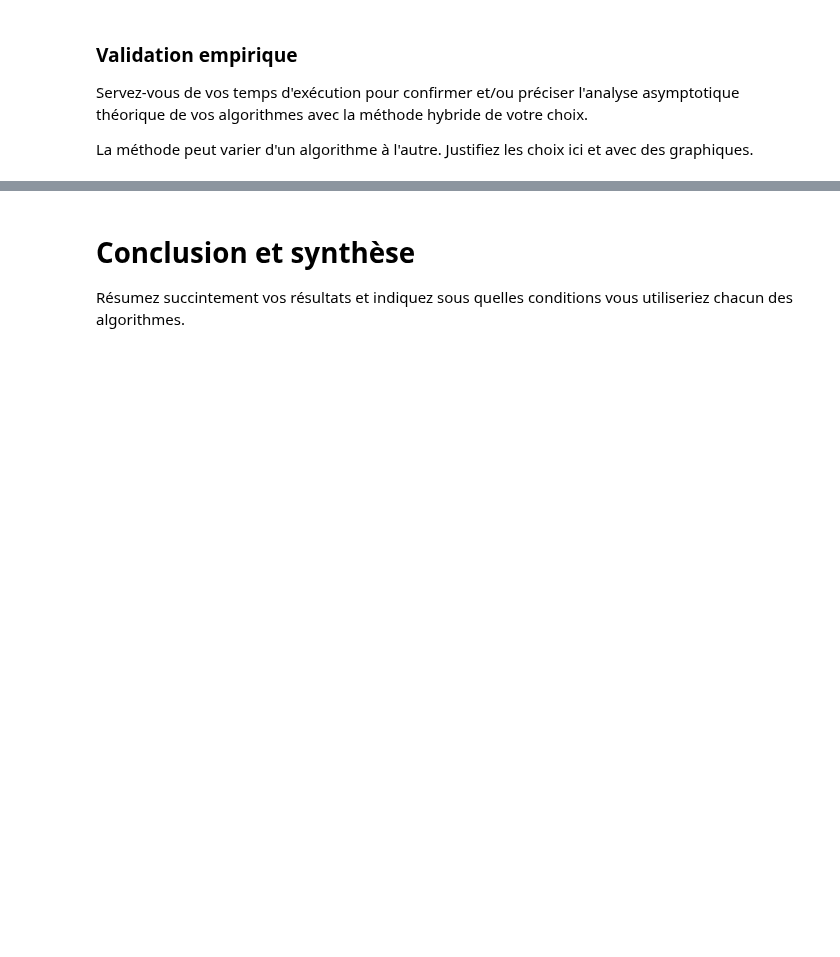
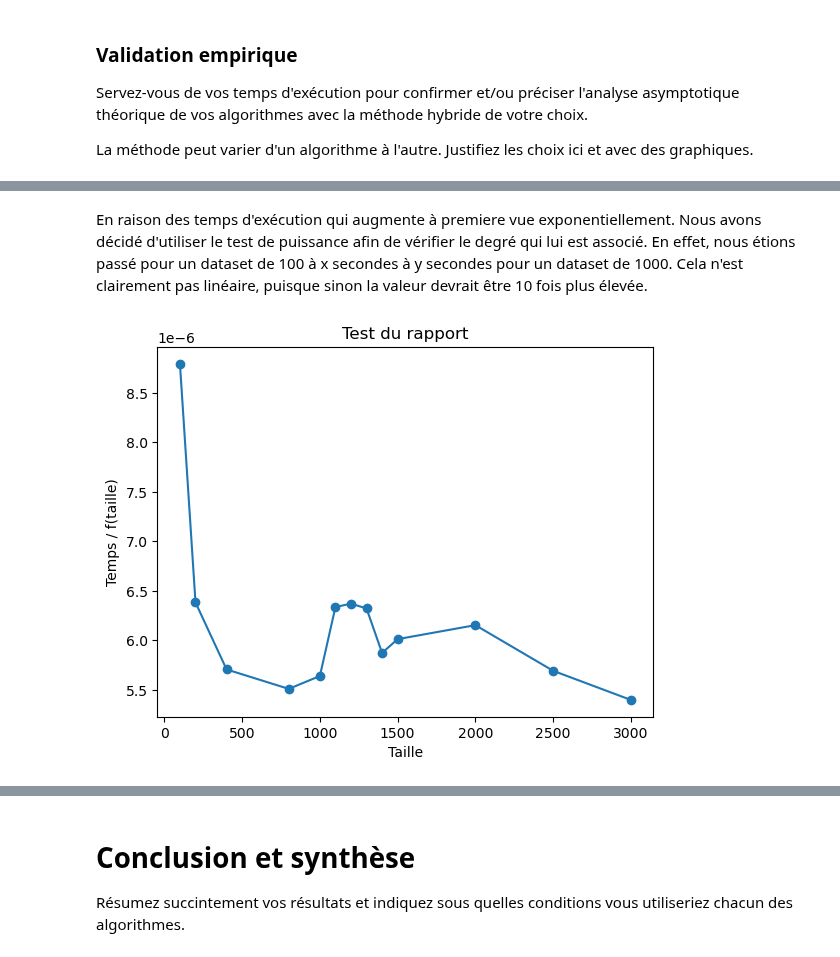
Before and after one commit to simden012/INF8775_Labs, a Jupyter notebook: TP2/TP2-H24.ipynb, the cells around one changed output, grey strips where cells are left out. Drawn from its saved outputs; the diff is of its cells as text; code cells hidden in the pictures; blank space fills up the shorter version.

```diff
--- a/TP2/TP2-H24.ipynb
+++ b/TP2/TP2-H24.ipynb
@@ -595,0 +603,10 @@ La méthode peut varier d'un algorithme à l'autre. Justifiez les choix ici et a
+# %% [markdown]
+En raison des temps d'exécution qui augmente à premiere vue exponentiellement. Nous avons décidé d'utiliser le test de puissance afin de vérifier le degré qui lui est associé.
+En effet, nous étions passé pour un dataset de 100 à x secondes à y secondes pour un dataset de 1000. Cela n'est clairement pas linéaire, puisque sinon la valeur devrait être 10 fois plus élevée.
+# %%
+def f_recherche_locale(x):
+    return x*x
+
+display_test_rapport(values_test_rapport(measures_recherche_locale, f_recherche_locale))
+# %% [output]
+[figure, added]
```
Also changed, not shown: parts of 10 cells of this notebook.
